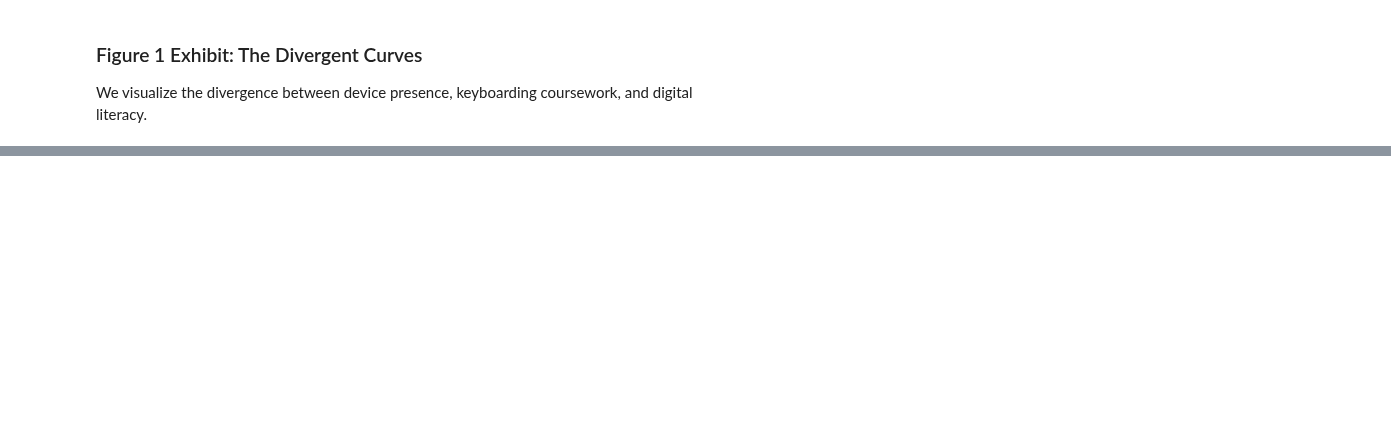
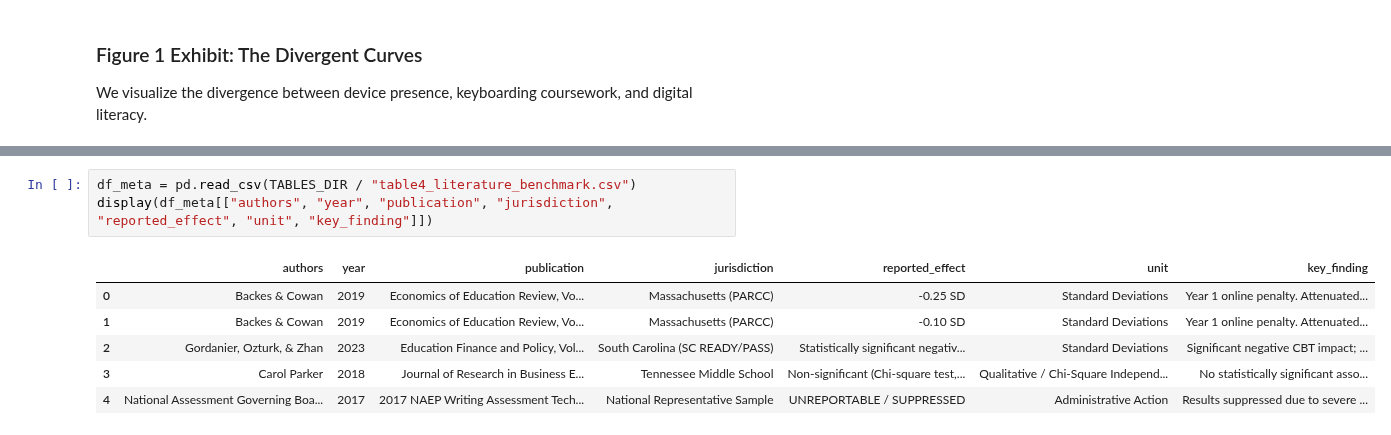
Before and after one commit to admiralorbiter/computational-sketchbook, a Jupyter notebook: 2026/2026-10-09-keyboarding-mode-effects/notebooks/01_keyboarding_mode_effects.ipynb, the cells around one changed output, grey strips where cells are left out. Drawn from its saved outputs; the diff is of its cells as text; blank space fills up the shorter version.

```diff
--- a/2026/2026-10-09-keyboarding-mode-effects/notebooks/01_keyboarding_mode_effects.ipynb
+++ b/2026/2026-10-09-keyboarding-mode-effects/notebooks/01_keyboarding_mode_effects.ipynb
@@ -410,0 +232,10 @@ holding prompt difficulty and student latent ability constant"]
+# %%
+df_meta = pd.read_csv(TABLES_DIR / "table4_literature_benchmark.csv")
+display(df_meta[["authors", "year", "publication", "jurisdiction", "reported_effect", "unit", "key_finding"]])
+# %% [output]
+|  | authors | year | publication | jurisdiction | reported_effect | unit | key_finding |
+| 0 | Backes & Cowan | 2019 | Economics of Education Review, Vo... | Massachusetts (PARCC) | -0.25 SD | Standard Deviations | Year 1 online penalty. Attenuated... |
+| 1 | Backes & Cowan | 2019 | Economics of Education Review, Vo... | Massachusetts (PARCC) | -0.10 SD | Standard Deviations | Year 1 online penalty. Attenuated... |
+| 2 | Gordanier, Ozturk, & Zhan | 2023 | Education Finance and Policy, Vol... | South Carolina (SC READY/PASS) | Statistically significant negativ... | Standard Deviations | Significant negative CBT impact; ... |
+| 3 | Carol Parker | 2018 | Journal of Research in Business E... | Tennessee Middle School | Non-significant (Chi-square test,... | Qualitative / Chi-Square Independ... | No statistically significant asso... |
+| 4 | National Assessment Governing Boa... | 2017 | 2017 NAEP Writing Assessment Tech... | National Representative Sample | UNREPORTABLE / SUPPRESSED | Administrative Action | Results suppressed due to severe ... |
```
Also changed, not shown: parts of 44 cells of this notebook, 35 other files.
